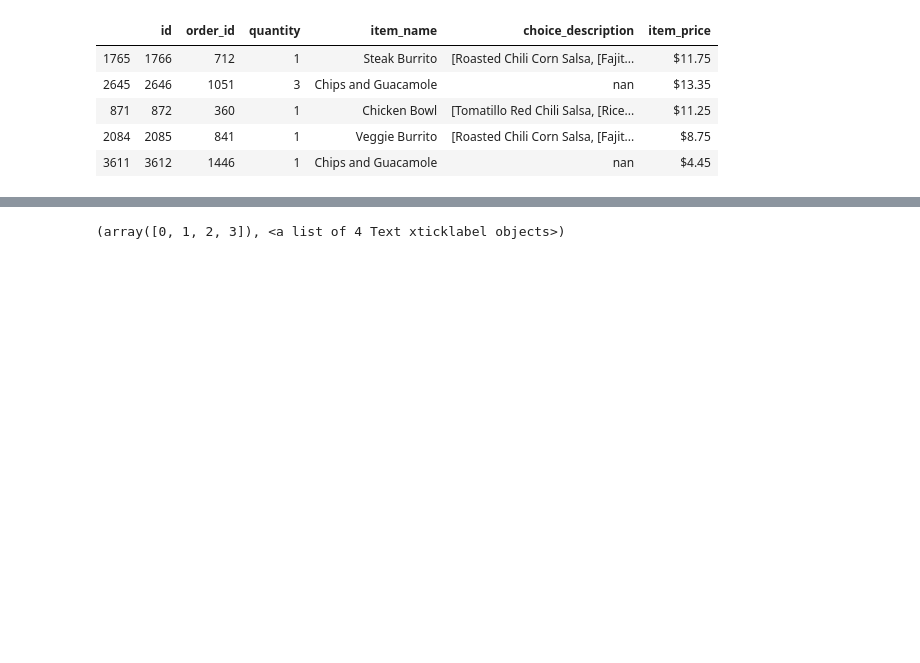
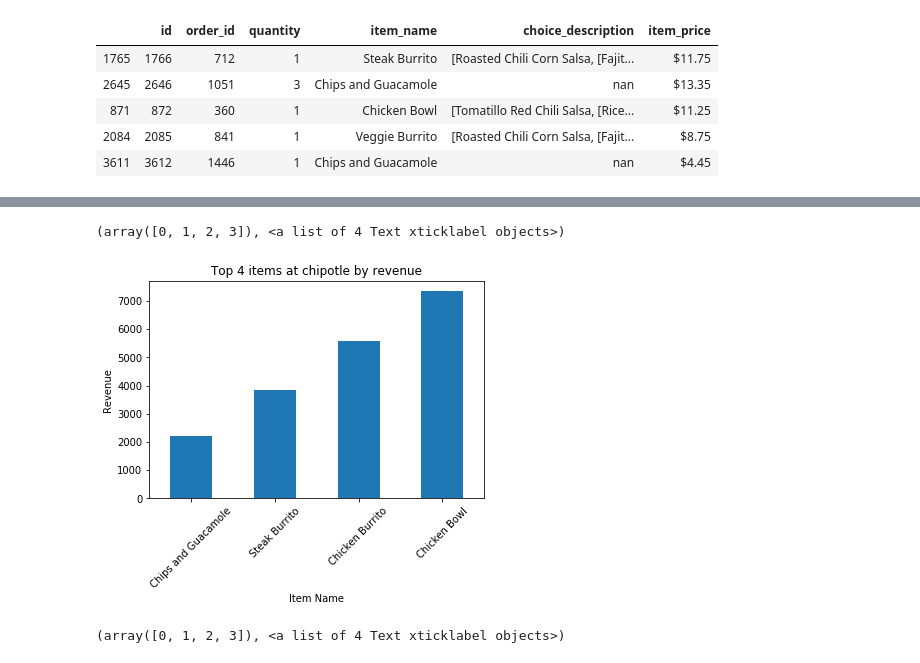
Before and after one commit to guedanie/python-exercises, a Jupyter notebook: 4.8.5_seaborn_exercises.ipynb, the cells around one changed output, grey strips where cells are left out. Saved outputs shown, nothing was run; the diff lists cells and outputs as text; code cells hidden in the pictures; blank space fills up the shorter version.

```diff
--- a/4.8.5_seaborn_exercises.ipynb
+++ b/4.8.5_seaborn_exercises.ipynb
@@ -239,3 +250,19 @@ chipotle.item_price = chipotle.item_price.str.replace("$",'').astype("float")
+# %%
+cbowl = chipotle["item_name"] == ("Chicken Bowl")
+cburrito = chipotle["item_name"] == ("Chicken Burrito")
+cg = chipotle["item_name"] == ("Chips and Guacamole")
+sb = chipotle["item_name"] == ("Steak Burrito")
+# %%
+pop_items = chipotle[cbowl | cburrito | cg | sb].groupby("item_name")["item_price"].sum().sort_values()
+# %%
+pop_items.plot.bar()
+plt.title("Top 4 items at chipotle by revenue")
+plt.ylabel("Revenue")
+plt.xlabel("Item Name")
+plt.xticks(rotation=45)
+# %% [output]
+(array([0, 1, 2, 3]), <a list of 4 Text xticklabel objects>)
+[figure, added]
 # %%
 top_items = chipotle.groupby("item_name").item_price.sum().sort_values().tail(4)
 # %%
```
Also changed, not shown: parts of 6 cells of this notebook.
